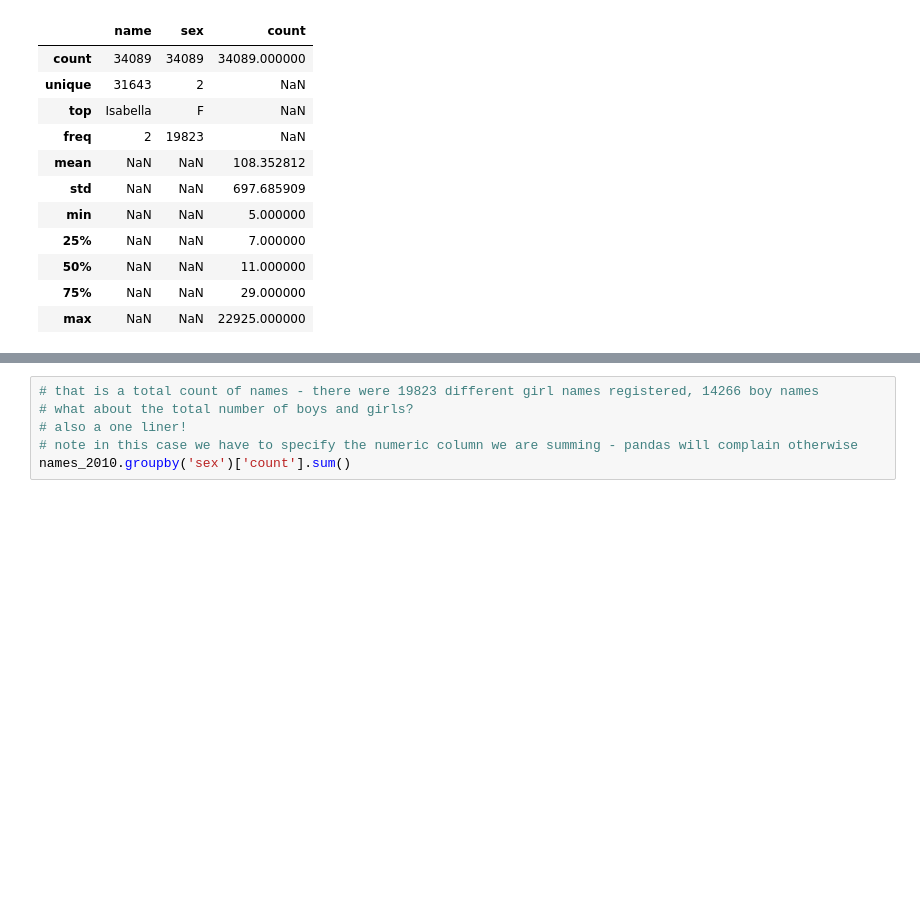
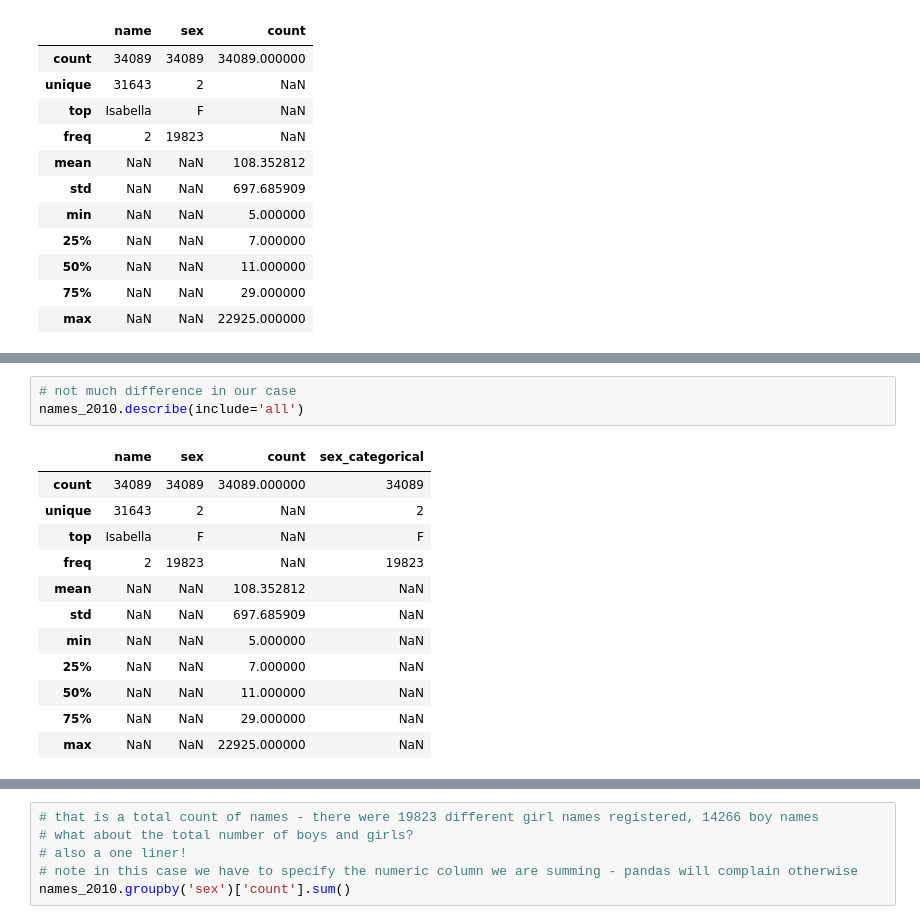
Before and after one commit to unmrds/cc-python, a Jupyter notebook: tutorials/beowulf_babynames/1-Intro-tutorial-babyname-data.ipynb, the cells around one changed output, grey strips where cells are left out. Drawn from its saved outputs; the diff is of its cells as text; blank space fills up the shorter version.

```diff
--- a/tutorials/beowulf_babynames/1-Intro-tutorial-babyname-data.ipynb
+++ b/tutorials/beowulf_babynames/1-Intro-tutorial-babyname-data.ipynb
@@ -529,3 +402,19 @@ names_2010.describe(include='all')
+# %%
+# not much difference in our case
+names_2010.describe(include='all')
+# %% [output]
+|  | name | sex | count | sex_categorical |
+| count | 34089 | 34089 | 34089.000000 | 34089 |
+| unique | 31643 | 2 | NaN | 2 |
+| top | Isabella | F | NaN | F |
+| freq | 2 | 19823 | NaN | 19823 |
+| mean | NaN | NaN | 108.352812 | NaN |
+| std | NaN | NaN | 697.685909 | NaN |
+| min | NaN | NaN | 5.000000 | NaN |
+| 25% | NaN | NaN | 7.000000 | NaN |
+| 50% | NaN | NaN | 11.000000 | NaN |
+| 75% | NaN | NaN | 29.000000 | NaN |
+| max | NaN | NaN | 22925.000000 | NaN |
 # %%
 # we know 34089 babies were registered with the US SSA in 2010
 # the data provide counts by name
```
Also changed, not shown: parts of 23 cells of this notebook, 1 other file.
